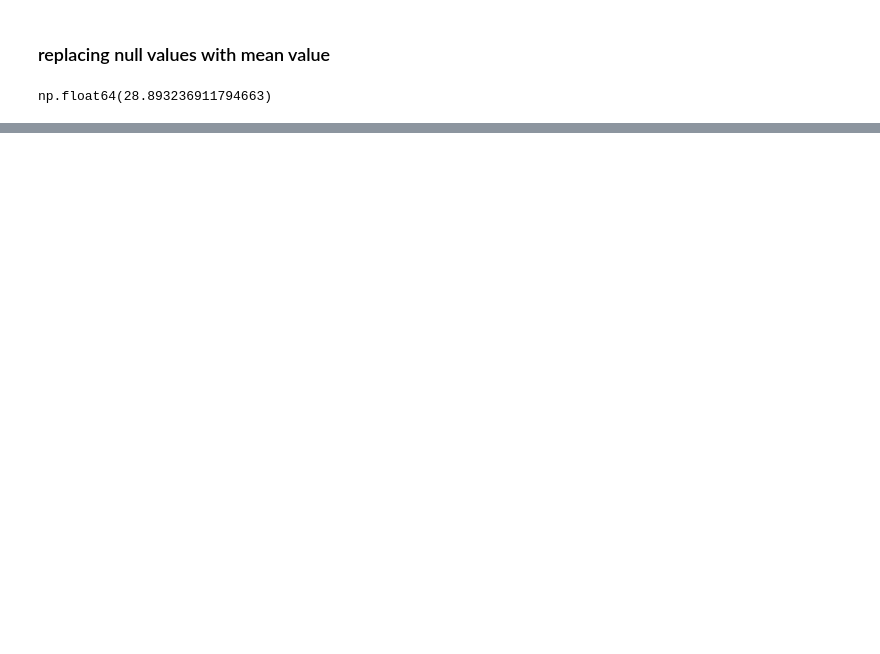
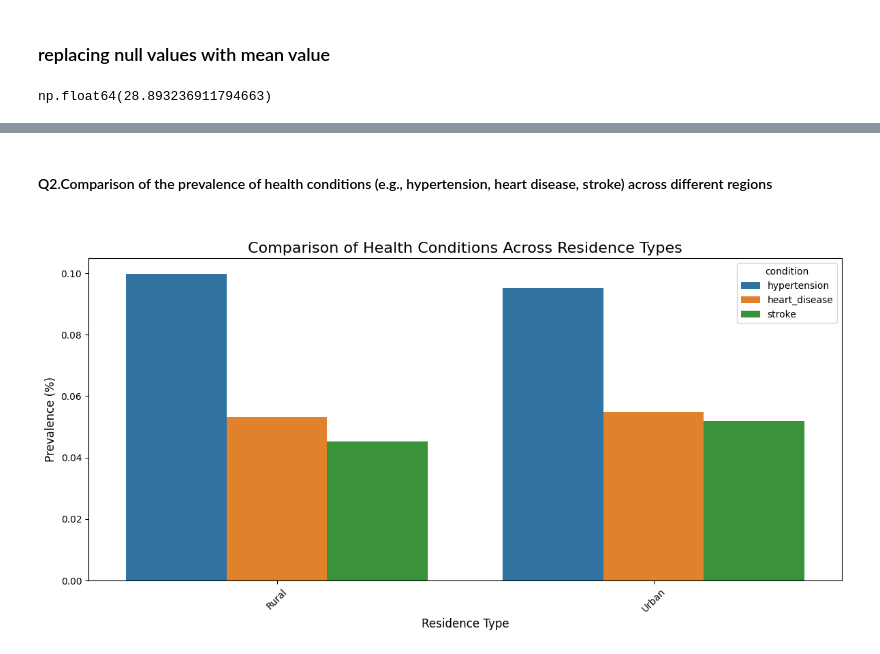
Before and after one commit to Harshita0123/Infosys-milestone, a Jupyter notebook: healthcare.ipynb, the cells around one changed output, grey strips where cells are left out. Cells and saved outputs as stored; diff of their text form; code cells hidden in the pictures; blank space fills up the shorter version.

```diff
--- a/healthcare.ipynb
+++ b/healthcare.ipynb
@@ -189,0 +267,26 @@ np.float64(28.893236911794663)
+# %% [markdown]
+<h4>Q2.Comparison of the prevalence of health conditions (e.g., hypertension, heart disease, stroke) across different regions<h4>
+# %%
+df_health = df[['Residence_type', 'hypertension', 'heart_disease', 'stroke']]
+
+# Grouping Residence_type and calculating the mean prevalence for each condition
+df_grouped = df_health.groupby('Residence_type').mean().reset_index()
+
+# Melt the data to get the conditions in a single column for better understanding
+df_melted = df_grouped.melt(id_vars='Residence_type', value_vars=['hypertension', 'heart_disease', 'stroke'],
+                            var_name='condition', value_name='prevalence')
+
+plt.figure(figsize=(12, 6))
+sns.barplot(data=df_melted, x='Residence_type', y='prevalence', hue='condition')
+
+# Add title and labels
+plt.title('Comparison of Health Conditions Across Residence Types', fontsize=16)
+plt.xlabel('Residence Type', fontsize=12)
+plt.ylabel('Prevalence (%)', fontsize=12)
+
+plt.xticks(rotation=45)
+
+plt.tight_layout()
+plt.show()
+# %% [output]
+[figure, added]
```
Also changed, not shown: parts of 45 cells of this notebook.
